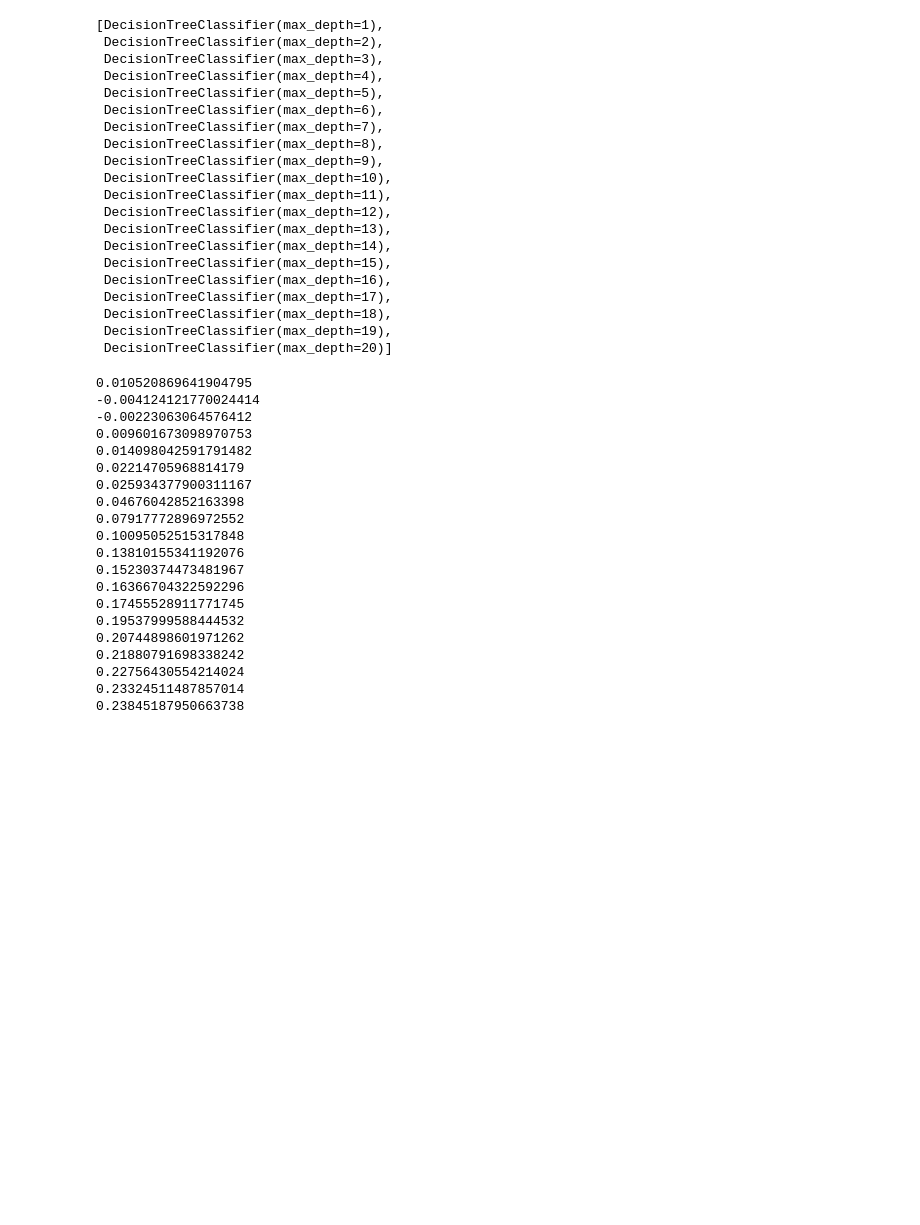
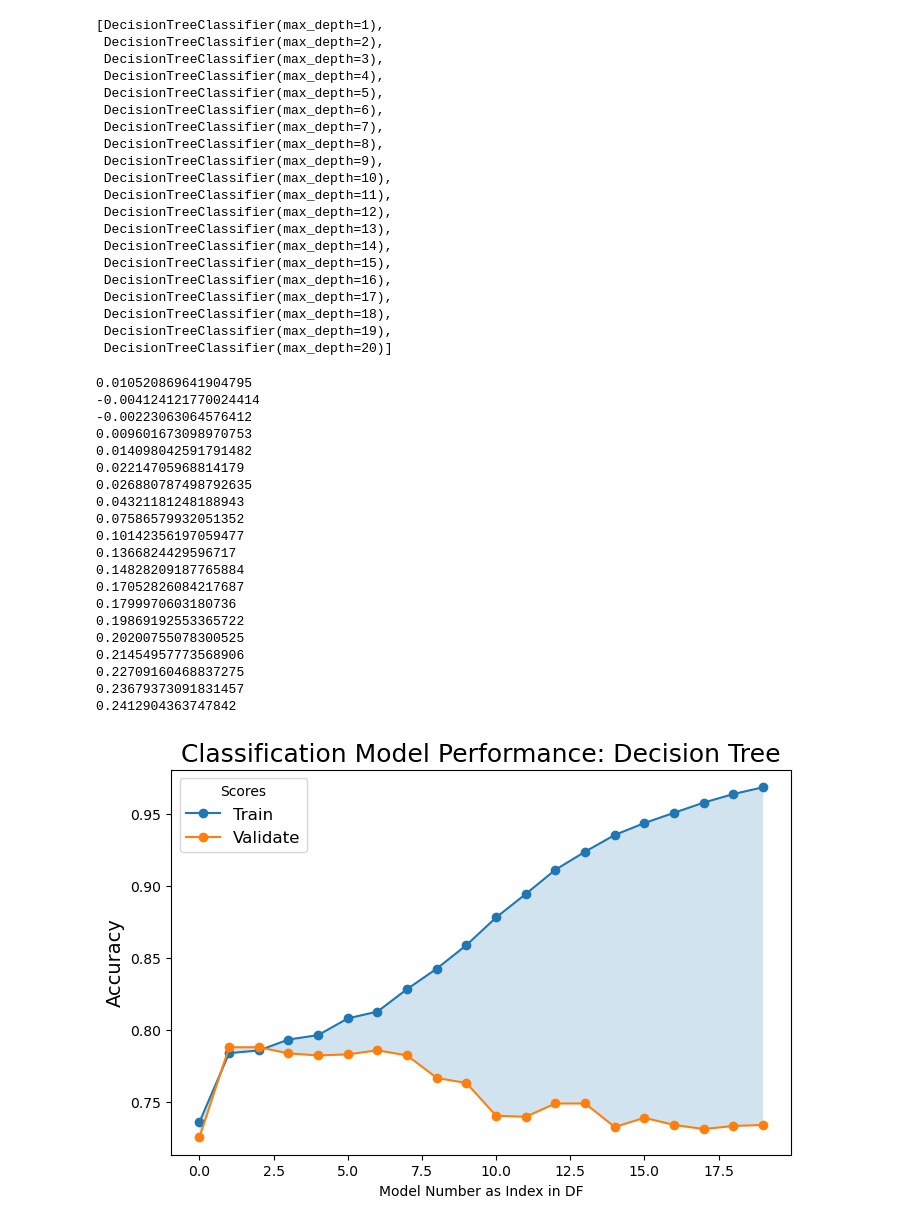
Before and after one commit to Michael-Nelson361/Telco_Report, a Jupyter notebook: modeling.ipynb, the cells around one changed output. Cells and saved outputs as stored; diff of their text form; code cells hidden in the pictures; blank space fills up the shorter version.

Commit message:
Created for loops for each model and created limits for models shown

```diff
--- a/modeling.ipynb
+++ b/modeling.ipynb
@@ -299,6 +301,9 @@ baseline_acc = (baseline == y_train).mean()
 baseline_acc
 # %% [output]
 0.7346745562130178
+# %%
+# Set random_state
+r_parameter = 123
 # %%
 # run decision tree
 clf = DecisionTreeClassifier(max_depth=1)
@@ -343,7 +348,7 @@ pd.DataFrame(clf_y_pred)
 4225 rows × 3 columns
 # %%
 # loop decision tree
-clf = [DecisionTreeClassifier(max_depth=i+1) for i in range(20)]
+clf = [DecisionTreeClassifier(max_depth=i+1,) for i in range(20)]
 clf
 # %% [output]
 [DecisionTreeClassifier(max_depth=1),
@@ -383,23 +388,57 @@ for model in clf:
 0.009601673098970753
 0.014098042591791482
 0.02214705968814179
-0.025934377900311167
-0.04676042852163398
-0.07917772896972552
-0.10095052515317848
-0.13810155341192076
-0.15230374473481967
-0.16366704322592296
-0.17455528911771745
-0.19537999588444532
-0.20744898601971262
-0.21880791698338242
-0.22756430554214024
-0.23324511487857014
-0.23845187950663738
+0.026880787498792635
+0.04321181248188943
+0.07586579932051352
+0.10142356197059477
+0.1366824429596717
+0.14828209187765884
+0.17052826084217687
+0.1799970603180736
+0.19869192553365722
+0.20200755078300525
+0.21454957773568906
+0.22709160468837275
+0.23679373091831457
+0.2412904363747842
 # %%
 # TO DO:
 # create dictionary holding model w/number, the train accuracy, the validate accuracy, and the depth
 # turn dictionary into dataframe, then add on difference in accuracy and the average
 # plot it!
 # perfect it, turn it into a function with a nice sticker
+# %%
+# create list to hold stats
+metrics = []
+
+for i in range(20):
+    # print(i+1)
+    model = DecisionTreeClassifier(max_depth=i+1,random_state=r_parameter)
+
+    model.fit(X_train,y_train)
+
+    output = {
+        'model':model,
+        'train_acc':model.score(X_train,y_train),
+        'validate_acc':model.score(X_validate,y_validate),
+        'hyperparameters':'max_depth='+str(i+1)
+    }
+
+    metrics.append(output)
+
+dt_metrics = pd.DataFrame(metrics)
+dt_metrics['difference'] = dt_metrics.train_acc - dt_metrics.validate_acc
+dt_metrics['average'] = dt_metrics[['train_acc','validate_acc']].mean(axis=1)
+# %%
+plt.figure(figsize=(8, 5))
+plt.plot(dt_metrics.index, dt_metrics.train_acc, label="Train", marker="o")
+plt.plot(dt_metrics.index, dt_metrics.validate_acc, label="Validate", marker="o")
+plt.fill_between(dt_metrics.index, dt_metrics.train_acc, dt_metrics.validate_acc, alpha=0.2)
+plt.xlabel("Model Number as Index in DF", fontsize=10)
+plt.ylabel("Accuracy", fontsize=14)
+plt.title(f"Classification Model Performance: Decision Tree", fontsize=18)
+plt.legend(title="Scores", fontsize=12)
+plt.show()
+# %% [output]
+[figure, added]
```
Also changed, not shown: parts of 30 cells of this notebook.
